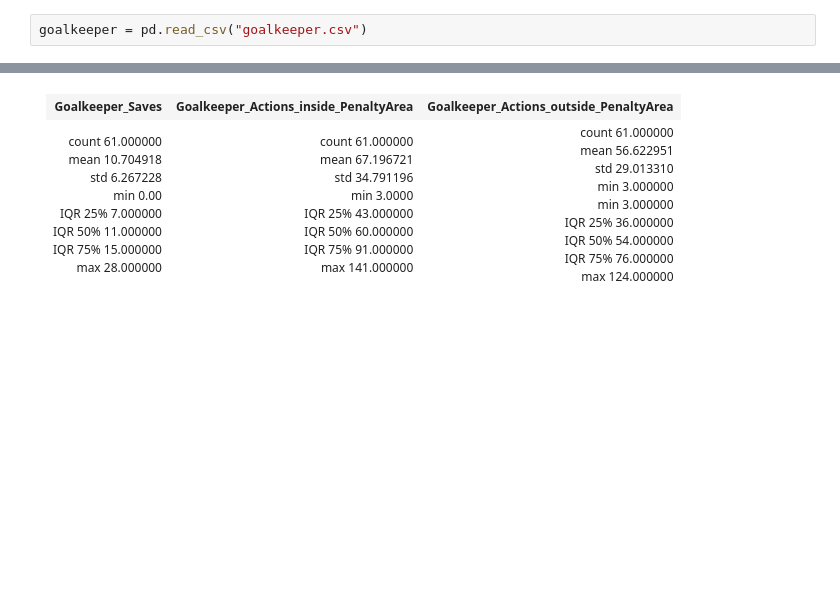
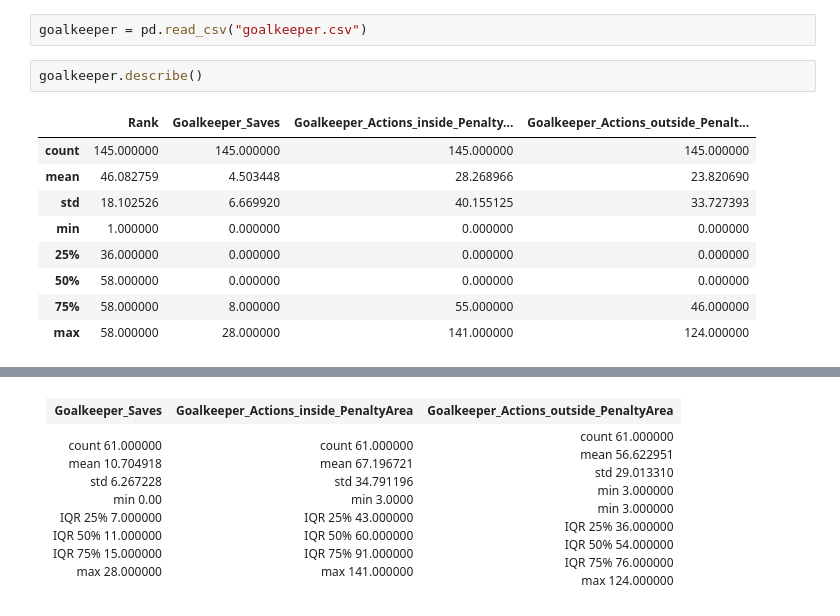
Before and after one commit to DanDooLoo/HIT140_Assessment-2_Group23, a Jupyter notebook: goalkeeper_stats_analysisv2.ipynb, the cells around one changed output, grey strips where cells are left out. Drawn from its saved outputs; the diff is of its cells as text; blank space fills up the shorter version.

```diff
--- a/goalkeeper_stats_analysisv2.ipynb
+++ b/goalkeeper_stats_analysisv2.ipynb
@@ -61,5 +59,17 @@ ModuleNotFoundError: No module named 'matplotlib'
 # %%
 goalkeeper = pd.read_csv("goalkeeper.csv")
+# %%
+goalkeeper.describe()
+# %% [output]
+|  | Rank | Goalkeeper_Saves | Goalkeeper_Actions_inside_Penalty... | Goalkeeper_Actions_outside_Penalt... |
+| count | 145.000000 | 145.000000 | 145.000000 | 145.000000 |
+| mean | 46.082759 | 4.503448 | 28.268966 | 23.820690 |
+| std | 18.102526 | 6.669920 | 40.155125 | 33.727393 |
+| min | 1.000000 | 0.000000 | 0.000000 | 0.000000 |
+| 25% | 36.000000 | 0.000000 | 0.000000 | 0.000000 |
+| 50% | 58.000000 | 0.000000 | 0.000000 | 0.000000 |
+| 75% | 58.000000 | 8.000000 | 55.000000 | 46.000000 |
+| max | 58.000000 | 28.000000 | 141.000000 | 124.000000 |
 # %%
 # Variance
 gk_save_var = np.array(goalkeeper["Goalkeeper_Saves"])
```
Also changed, not shown: parts of 21 cells of this notebook.
